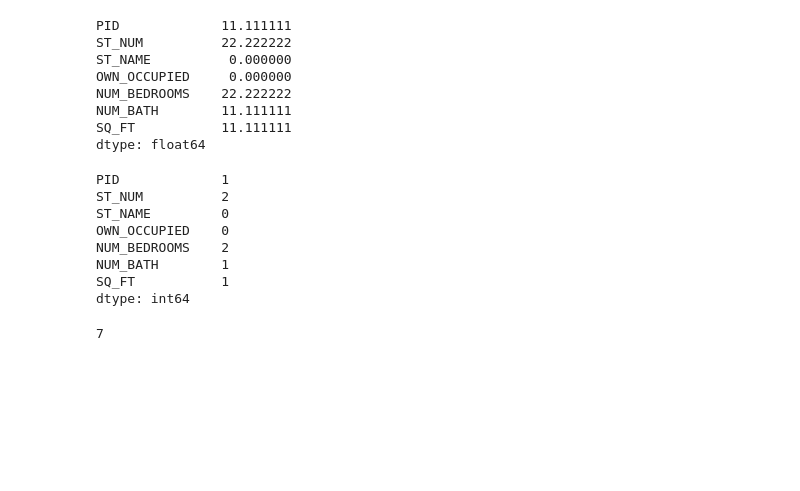
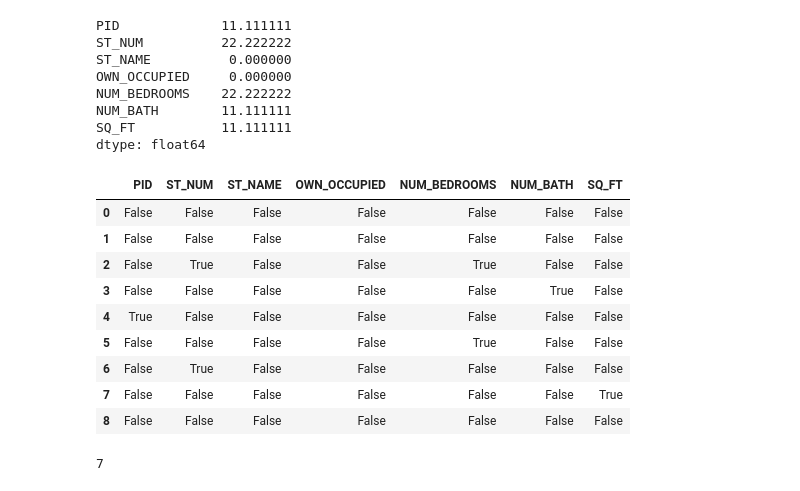
Before and after one commit to reubence/Google-DSC-Workshop-2020, a Jupyter notebook: DSC_Workshop_EDA.ipynb, the cells around one changed output. Cells and saved outputs as stored; diff of their text form; code cells hidden in the pictures; blank space fills up the shorter version.

```diff
--- a/Google_DSC_Workshop_2020.ipynb
+++ b/DSC_Workshop_EDA.ipynb
@@ -95,16 +92,18 @@ NUM_BATH        11.111111
 SQ_FT           11.111111
 dtype: float64
 # %%
-df.isnull().sum() #Here we are checking NULL values column-wise
+df.isnull() #.sum() #Here we are checking NULL values column-wise
 # %% [output]
-PID             1
-ST_NUM          2
-ST_NAME         0
-OWN_OCCUPIED    0
-NUM_BEDROOMS    2
-NUM_BATH        1
-SQ_FT           1
-dtype: int64
+|  | PID | ST_NUM | ST_NAME | OWN_OCCUPIED | NUM_BEDROOMS | NUM_BATH | SQ_FT |
+| 0 | False | False | False | False | False | False | False |
+| 1 | False | False | False | False | False | False | False |
+| 2 | False | True | False | False | True | False | False |
+| 3 | False | False | False | False | False | True | False |
+| 4 | True | False | False | False | False | False | False |
+| 5 | False | False | False | False | True | False | False |
+| 6 | False | True | False | False | False | False | False |
+| 7 | False | False | False | False | False | False | True |
+| 8 | False | False | False | False | False | False | False |
 # %%
 df.isnull().sum().sum() #We can also find Total Number of NULL values in the dataset instead of %
 # %% [output]
```
Also changed, not shown: parts of 71 cells of this notebook, 10 other files.
